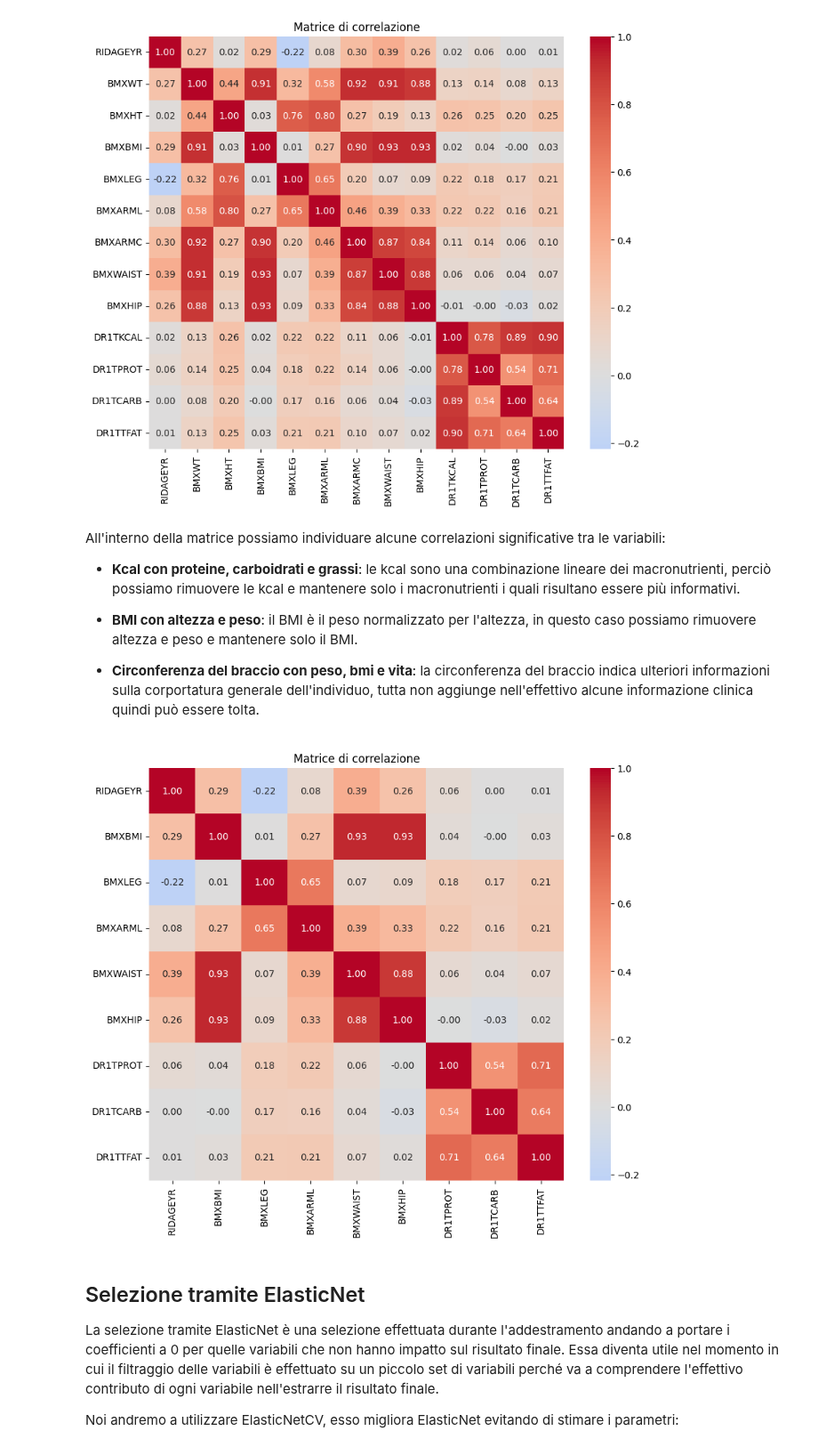
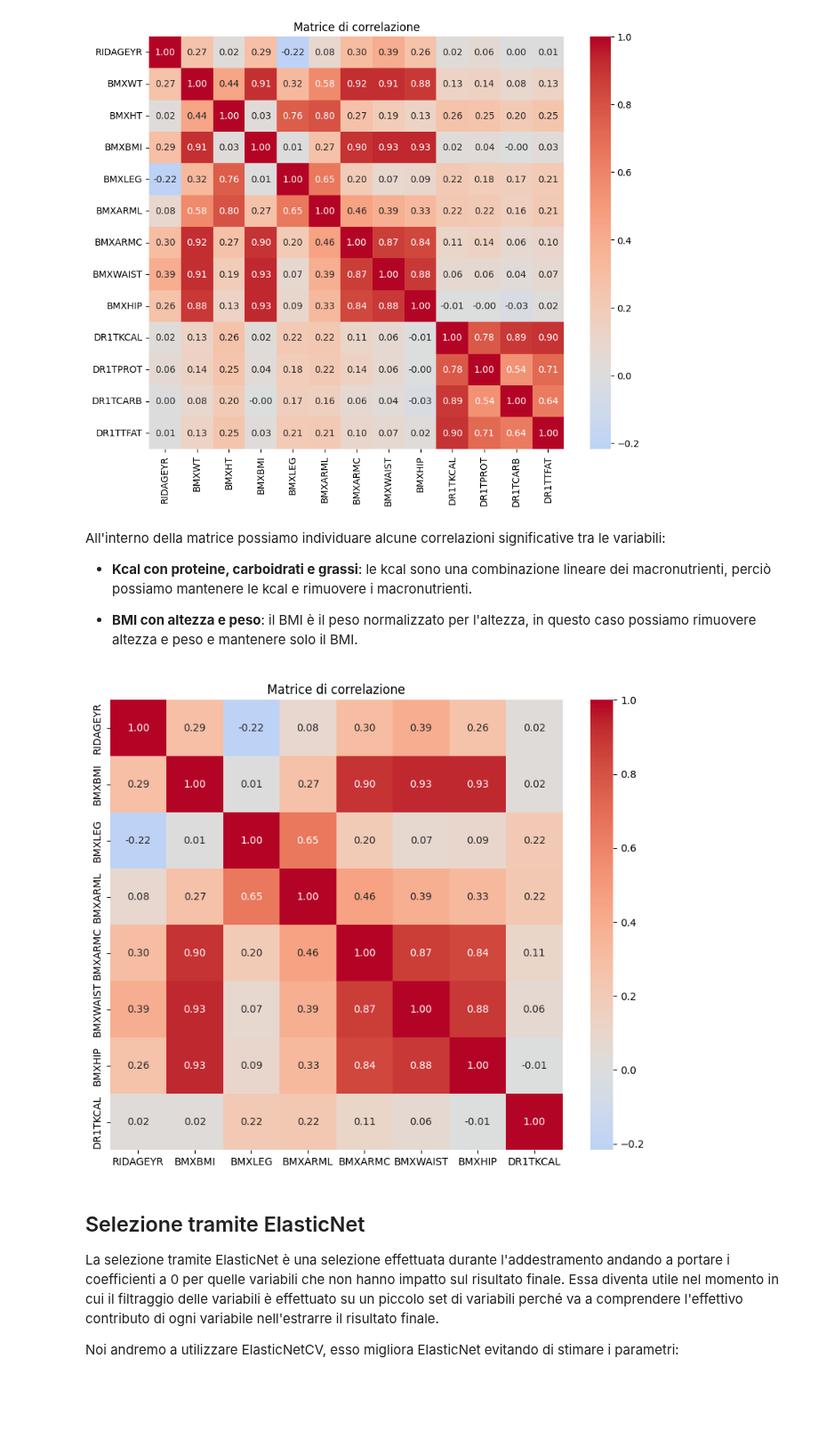
Before and after one commit to NathanMNZ02/py-fat-percentage-regression, a Jupyter notebook: src/fat_percentage_regression.ipynb, the cells around one changed output. Shown at 89% size. Saved outputs shown, nothing was run; the diff lists cells and outputs as text; code cells hidden in the pictures; blank space fills up the shorter version.

Commit message:
Terminata ricerca sulla stima della massa grassa

```diff
--- a/src/fat_percentage_regression.ipynb
+++ b/src/fat_percentage_regression.ipynb
@@ -775,17 +787,15 @@ plot_heatmap(df_cleaned)
 # %% [markdown]
 All'interno della matrice possiamo individuare alcune correlazioni significative tra le variabili:
 
-- **Kcal con proteine, carboidrati e grassi**: le kcal sono una combinazione lineare dei macronutrienti, perciò possiamo rimuovere le kcal e mantenere solo i macronutrienti i quali risultano essere più informativi.
+- **Kcal con proteine, carboidrati e grassi**: le kcal sono una combinazione lineare dei macronutrienti, perciò possiamo mantenere le kcal e rimuovere i macronutrienti.
 
 - **BMI con altezza e peso**: il BMI è il peso normalizzato per l'altezza, in questo caso possiamo rimuovere altezza e peso e mantenere solo il BMI.
-
-- **Circonferenza del braccio con peso, bmi e vita**: la circonferenza del braccio indica ulteriori informazioni sulla corportatura generale dell'individuo, tutta non aggiunge nell'effettivo alcune informazione clinica quindi può essere tolta.
 # %%
-df_preprocessed = df_cleaned.drop(columns=["DR1TKCAL", "BMXHT", "BMXWT", "BMXARMC"])
+df_filtered = df_cleaned.drop(columns=["DR1TPROT", "DR1TCARB", "DR1TTFAT", "BMXHT", "BMXWT"])
 # %%
-plot_heatmap(df_preprocessed)
+plot_heatmap(df_filtered)
 # %% [output]
-[figure, old version]
+[figure, new version]
 # %% [markdown]
 ## Selezione tramite ElasticNet
 
```
Also changed, not shown: parts of 18 cells of this notebook, 1 other file.
